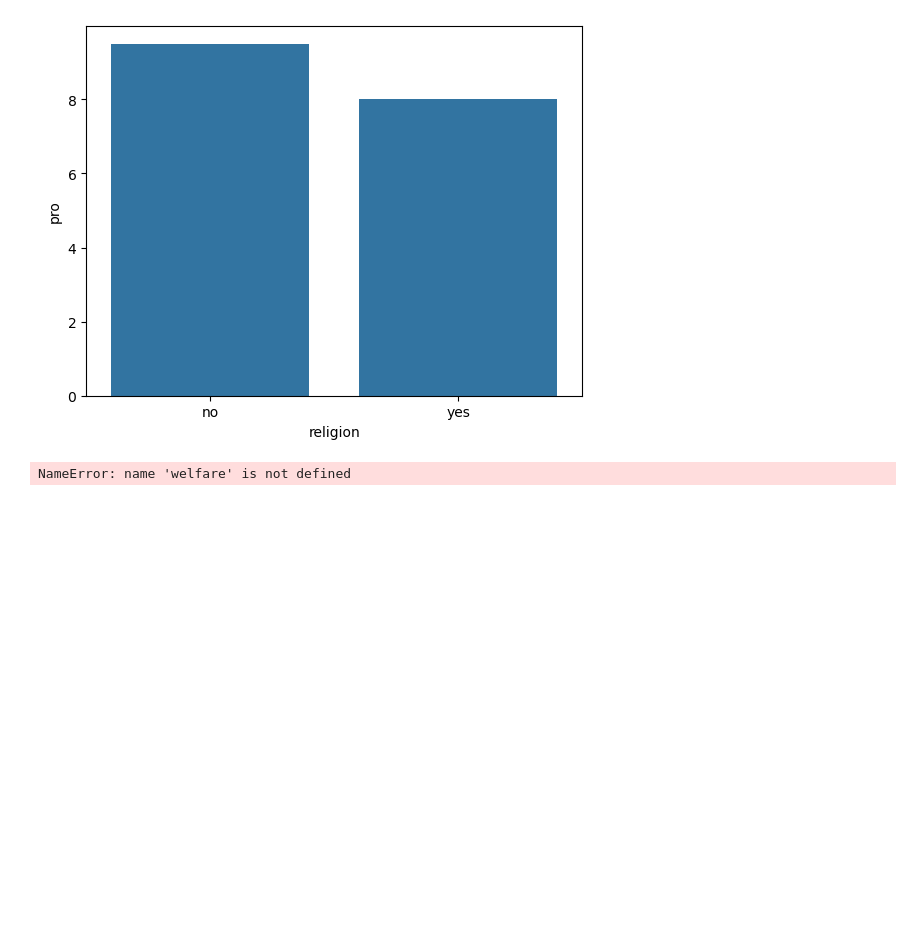
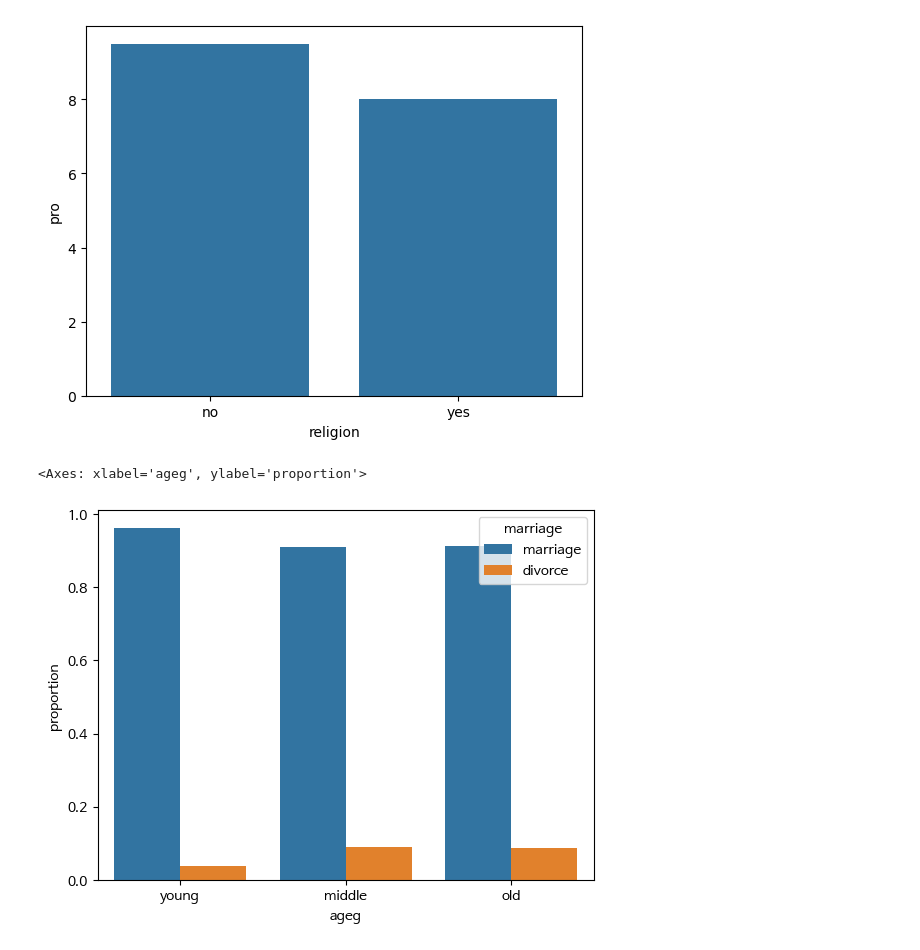
Before and after one commit to brave0duck/easy_python, a Jupyter notebook: z-09.project-02.ipynb, the cells around one changed output. Cells and saved outputs as stored; diff of their text form; code cells hidden in the pictures; blank space fills up the shorter version.

```diff
--- a/z-09.project-02.ipynb
+++ b/z-09.project-02.ipynb
@@ -50,10 +64,12 @@ sns.barplot(data=rel_div, x='religion' ,y='pro')
 # %%
 # 연령대,종교유무에 따른 이혼율은?
 
 welfare = welfare.assign(age = 2019 - welfare['birth'] + 1) # 만나이 +1 계산
 welfare['ageg'] = np.where(welfare['age'] >= 60, 'old',np.where(welfare['age'] > 30 , 'middle','young'))
 
 age_div = welfare.query('marriage != "etc"').groupby('ageg',as_index=False)['marriage'].value_counts(normalize=True)
-age_div.dtypes
+
+sns.barplot(data=age_div, x='ageg',y='proportion',hue='marriage',order=['young','middle','old'])
 # %% [output]
-NameError: name 'welfare' is not defined
+<Axes: xlabel='ageg', ylabel='proportion'>
+[figure, added]
```
Also changed, not shown: parts of 10 cells of this notebook.
